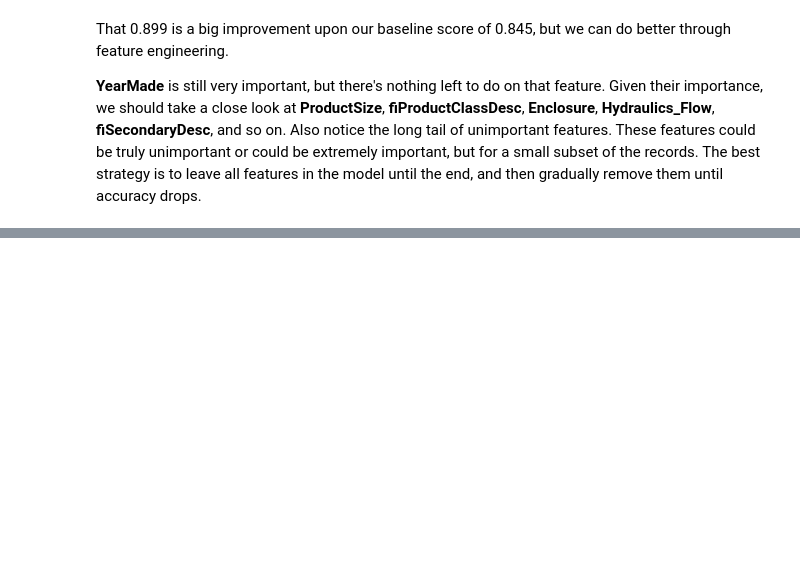
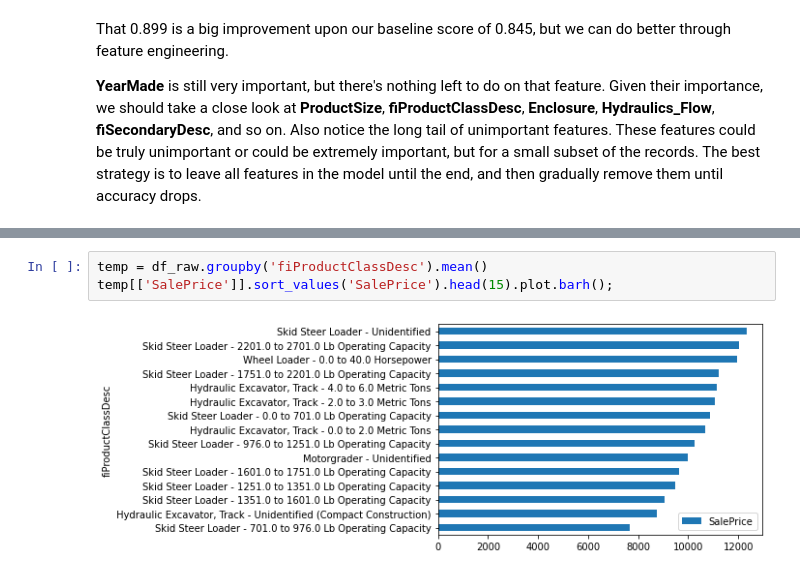
Before and after one commit to georggie/The-Mechanics-of-Machine-Learning, a Jupyter notebook: notes/Blue-Book-for-Bulldozers.ipynb, the cells around one changed output, grey strips where cells are left out. Drawn from its saved outputs; the diff is of its cells as text; blank space fills up the shorter version.

```diff
--- a/notes/Blue-Book-for-Bulldozers.ipynb
+++ b/notes/Blue-Book-for-Bulldozers.ipynb
@@ -390,0 +597,5 @@ That 0.899 is a big improvement upon our baseline score of 0.845, but we can do
+# %%
+temp = df_raw.groupby('fiProductClassDesc').mean()
+temp[['SalePrice']].sort_values('SalePrice').head(15).plot.barh();
+# %% [output]
+[figure, added]
```
Also changed, not shown: parts of 35 cells of this notebook, 1 other file.
